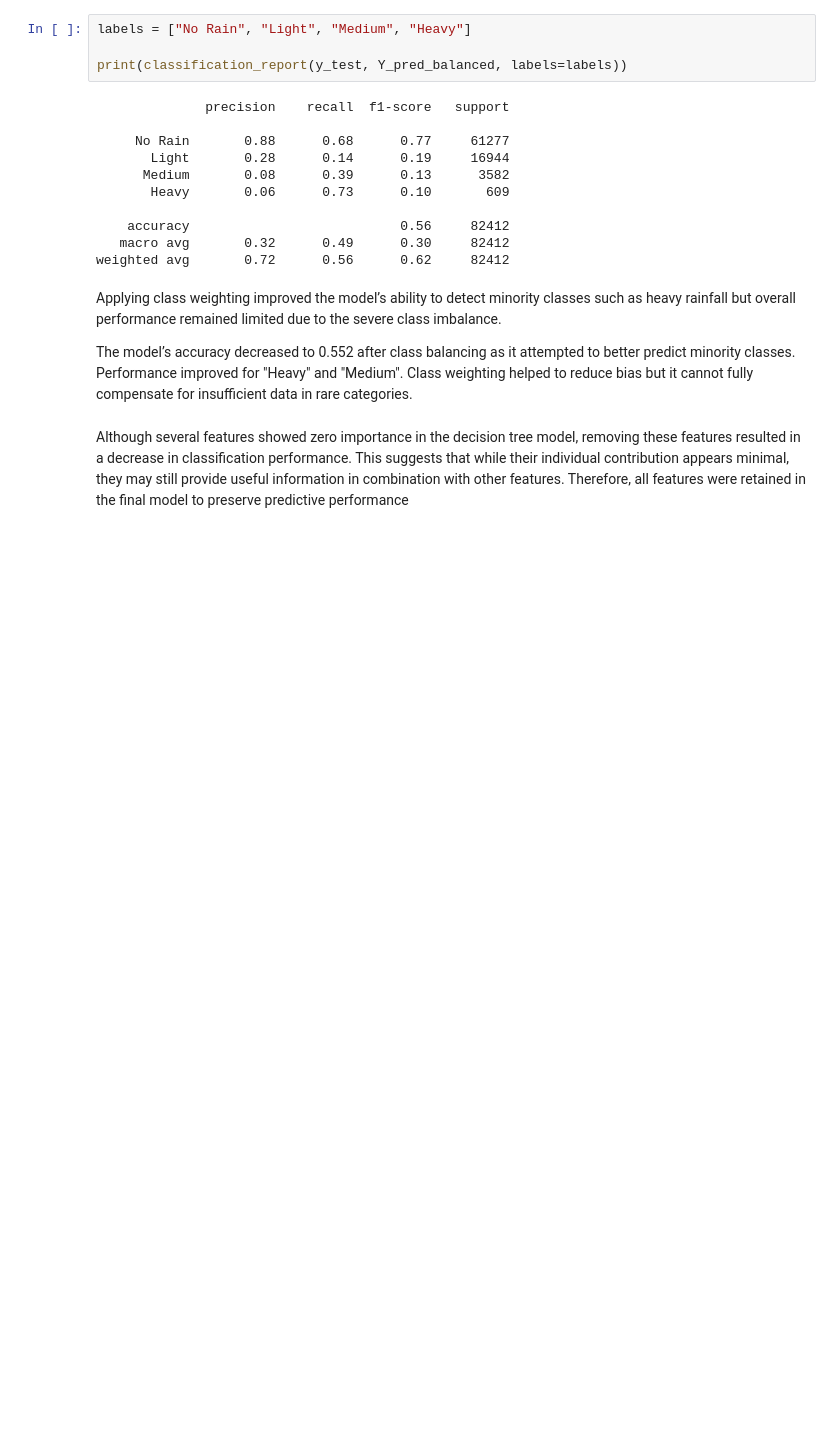
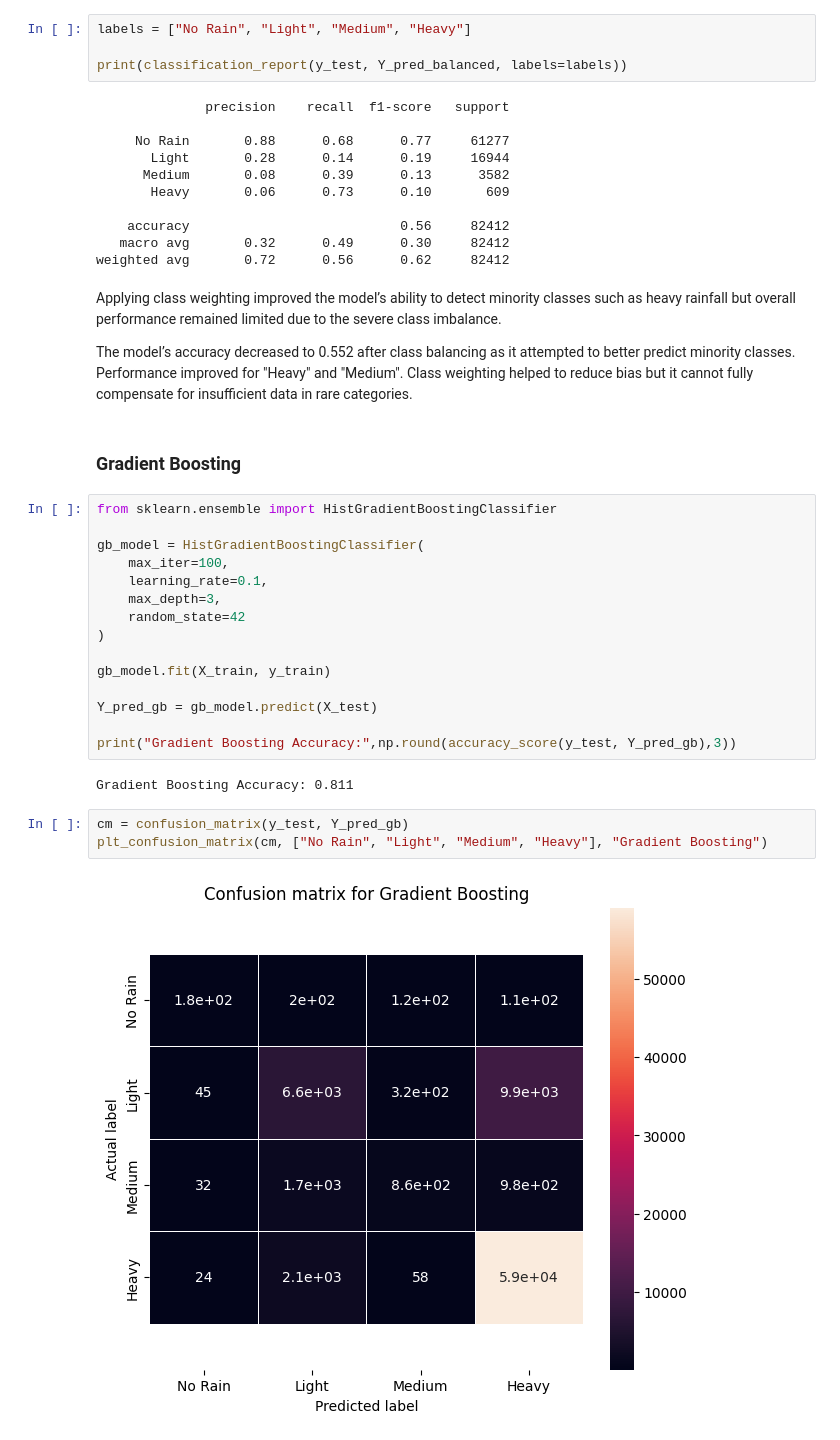
Before and after one commit to Zewen-Zhao/ADS2001_GroupMC3, a Jupyter notebook: Modelling/modelling_jiehni.ipynb, the cells around one changed output. Saved outputs shown, nothing was run; the diff lists cells and outputs as text; blank space fills up the shorter version.

Commit message:
gradient boosting

```diff
--- a/Modelling/modelling_jiehni.ipynb
+++ b/Modelling/modelling_jiehni.ipynb
@@ -240,5 +239,27 @@ weighted avg       0.72      0.56      0.62     82412
 Applying class weighting improved the model’s ability to detect minority classes such as heavy rainfall but overall performance remained limited due to the severe class imbalance.
 
 The model’s accuracy decreased to 0.552 after class balancing as it attempted to better predict minority classes. Performance improved for "Heavy" and "Medium". Class weighting helped to reduce bias but it cannot fully compensate for insufficient data in rare categories.
-# %% [markdown]
-Although several features showed zero importance in the decision tree model, removing these features resulted in a decrease in classification performance. This suggests that while their individual contribution appears minimal, they may still provide useful information in combination with other features. Therefore, all features were retained in the final model to preserve predictive performance
+# %% [markdown]
+### Gradient Boosting
+# %%
+from sklearn.ensemble import HistGradientBoostingClassifier
+
+gb_model = HistGradientBoostingClassifier(
+    max_iter=100,
+    learning_rate=0.1,
+    max_depth=3,
+    random_state=42
+)
+
+gb_model.fit(X_train, y_train)
+
+Y_pred_gb = gb_model.predict(X_test)
+
+print("Gradient Boosting Accuracy:",np.round(accuracy_score(y_test, Y_pred_gb),3))
+# %% [output]
+Gradient Boosting Accuracy: 0.811
+# %%
+cm = confusion_matrix(y_test, Y_pred_gb)
+plt_confusion_matrix(cm, ["No Rain", "Light", "Medium", "Heavy"], "Gradient Boosting")
+# %% [output]
+[figure, added]
```
Also changed, not shown: parts of 2 cells of this notebook, 1 other file.
